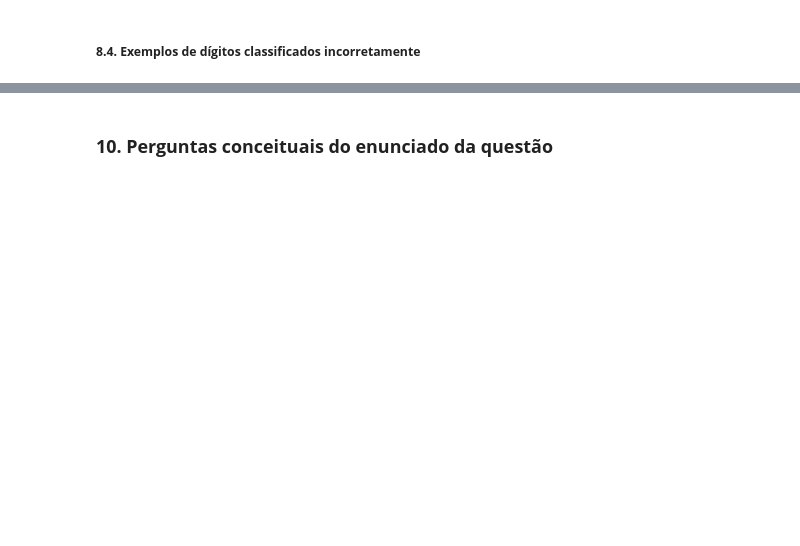
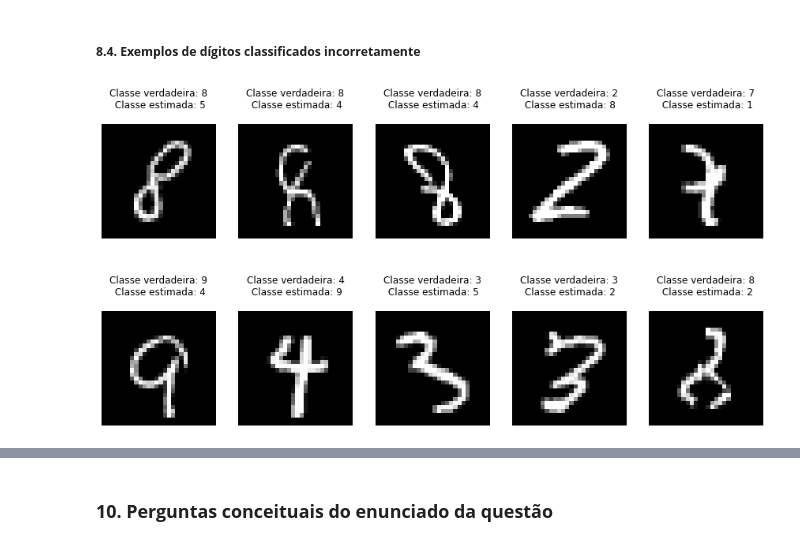
Before and after one commit to guilherme-rosa/IA353_RedesNeurais, a Jupyter notebook: EFC1/EFC1 - Q2.ipynb, the cells around one changed output, grey strips where cells are left out. Cells and saved outputs as stored; diff of their text form; code cells hidden in the pictures; blank space fills up the shorter version.

```diff
--- a/EFC1/EFC1 - Q2.ipynb
+++ b/EFC1/EFC1 - Q2.ipynb
@@ -315,7 +392,7 @@ plt.show()
 # %%
 print(f'coefs_best_MSE[-1] = {coefs_best_MSE[-1]}')
 
-coefs = np.linspace(coefs_best_MSE[-1]-5, coefs_best_MSE[-1]+5, num=100)
+coefs = np.linspace(coefs_best_MSE[-1], coefs_best_MSE[-1]+20, num=200)
 ms_errors = np.array([]) # Armazena os valores de erros quadráticos médios
 
 for coef in coefs:
@@ -367,5 +431,6 @@ plt.show()
 # %%
-coefs = np.linspace(14, 114, num=100)
+print(f'coefs_best_CE[-1] = {coefs_best_CE[-1]}')
+coefs = np.linspace(coefs_best_CE[-1]-5, coefs_best_CE[-1]+5, num=100)
 
 ce_errors = [] # Armazena os valores de erros de classificação
 
@@ -383,5 +448,6 @@ coefs_best_CE.append(coefs[np.argmin(ce_errors)])
 # %%
-coefs = np.linspace(60, 80, num=100)
+print(f'coefs_best_CE[-1] = {coefs_best_CE[-1]}')
+coefs = np.linspace(coefs_best_CE[-1]-2, coefs_best_CE[-1]+8, num=100)
 
 ce_errors = [] # Armazena os valores de erros de classificação
 
@@ -417,9 +485,9 @@ plt.show()
 # %% [markdown]
 ##### **8.1. Treinamento do modelo com todas as 60.000 amostras de treinamento:**
 # %%
-best_coef = best_coefs_CE[-1]
+best_coef = coefs_best_CE[-1]
 
-bestClassifier = ELM(X_train, y_train, m=500, dist='normal', param1=0, param2=0.2, activ_func='tanh')
+bestClassifier = ELM(X_train, y_train, m=500, dist='normal', param1=0, param2=0.2, activ_func='tanh', seed=1)
 bestClassifier.fit(best_coef) #treinamento
 # %% [markdown]
 ##### **8.2. Teste do modelo com as 10.000 amostras de teste:**
@@ -448,18 +527,21 @@ plt.ylabel('Classes Estimadas');
 # %% [markdown]
 ##### **8.4. Exemplos de dígitos classificados incorretamente**
 # %%
-estErr = np.array([1 if imagem != 0 else 0 for imagem in Ytest_categorical-Yest_categorical])
+estErr = np.array([1 if imagem != 0 else 0 for imagem in yt - Y_est_test_categorical])
 indices = list(np.where(estErr == 1)[0])
 
 plt.figure(figsize=(15,8))
 
 N = 50
 
 for index_subplot, index_amostra in enumerate(indices[N:N+10]):
     plt.subplot(2, 5, index_subplot+1)
-    X_image = np.transpose(np.reshape(Xtest[index_amostra], (28, 28)))
+    X_image = np.reshape(X_test[index_amostra], (28, 28))
     plt.imshow(X_image, cmap='gray')
-    plt.title(f'Classe verdadeira: {Ytest_categorical[index_amostra]}\n Classe estimada: {Yest_categorical[index_amostra]}\n')
+    plt.axis('off')
+    plt.title(f'Classe verdadeira: {yt[index_amostra]}\n Classe estimada: {Y_est_test_categorical[index_amostra]}\n')
+# %% [output]
+[figure, added]
 # %% [markdown]
 ### **9. Análise de mudanças nas especificações da ELM**
 
```
Also changed, not shown: parts of 39 cells of this notebook, 38 other files.
